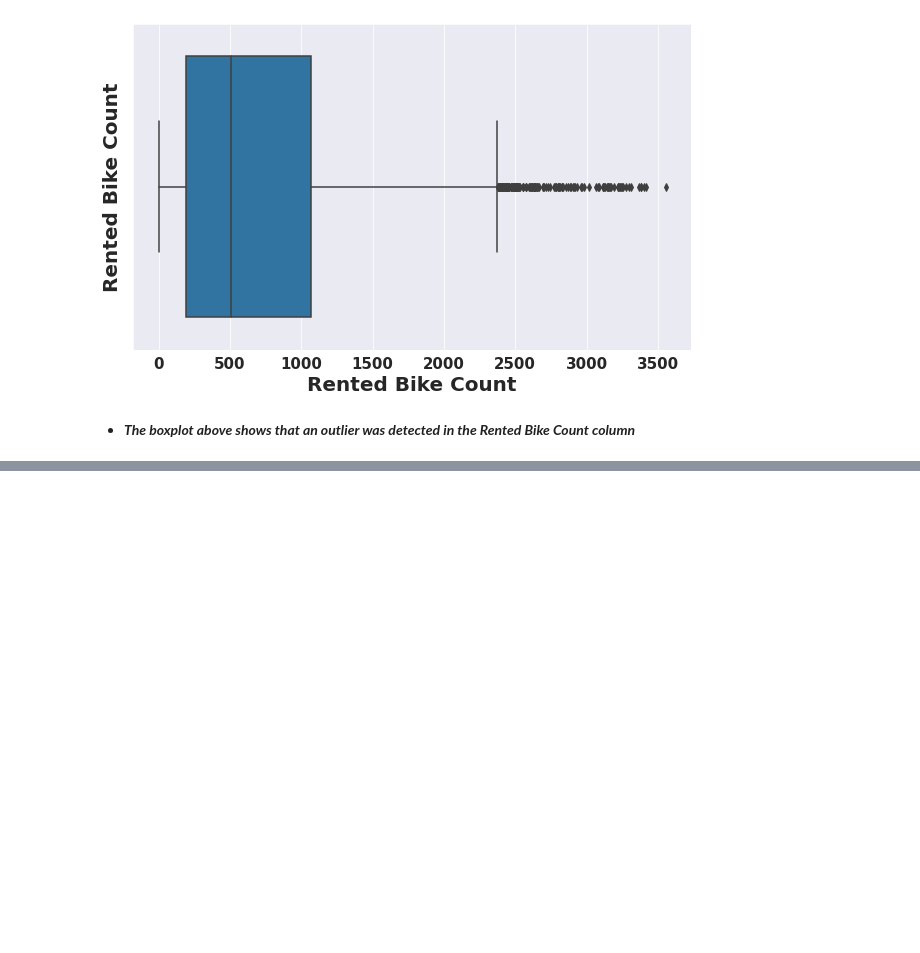
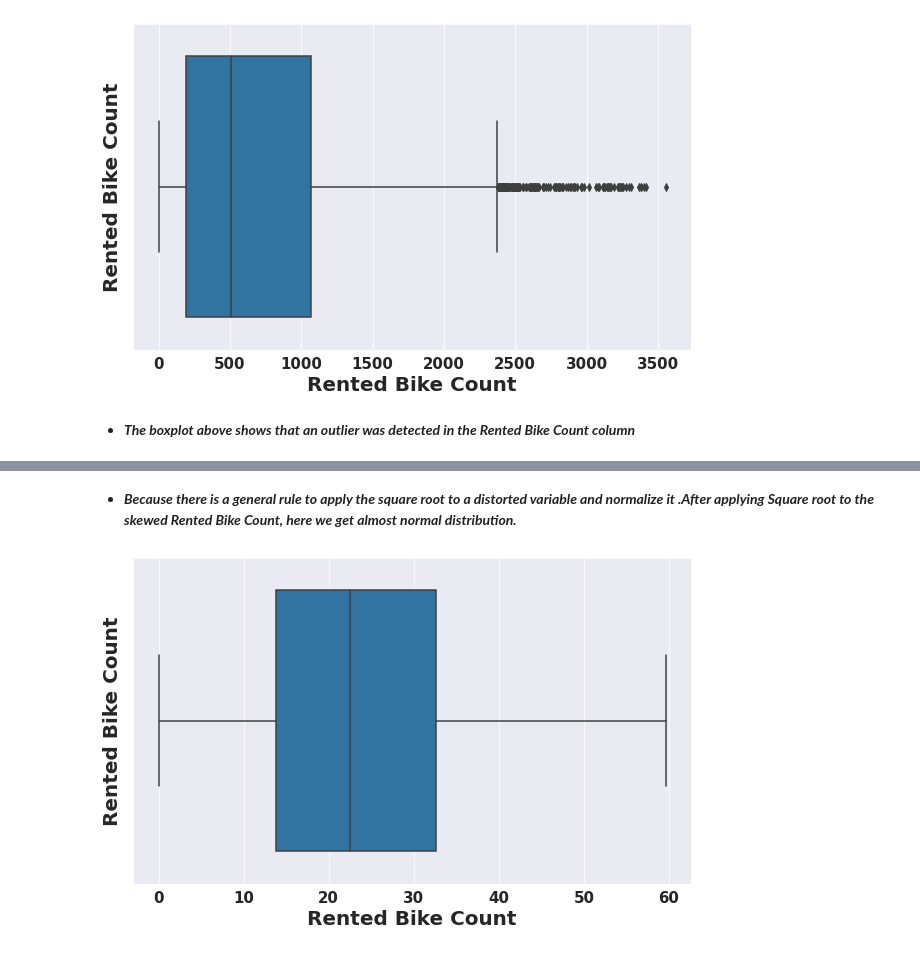
Before and after one commit to kavrit/Bike-Sharing-Demand-Prediction, a Jupyter notebook: Capstone_Project_Bike_Sharing_Demand_Prediction.ipynb, the cells around one changed output, grey strips where cells are left out. Cells and saved outputs as stored; diff of their text form; code cells hidden in the pictures; blank space fills up the shorter version.

```diff
--- a/Capstone_Project_Bike_Sharing_Demand_Prediction.ipynb
+++ b/Capstone_Project_Bike_Sharing_Demand_Prediction.ipynb
@@ -681,0 +695,11 @@ plt.show()
+# %% [markdown]
+* ***Because there is a general rule to apply the square root to a distorted variable and normalize it .After applying Square root to the skewed Rented Bike Count, here we get almost normal distribution.***
+# %%
+#After applying sqrt on Rented Bike Count check wheater we still have outliers
+plt.figure(figsize=(10,6))
+
+plt.ylabel('Rented Bike Count')
+sns.boxplot(x=np.sqrt(df['Rented Bike Count']))
+plt.show()
+# %% [output]
+[figure, added]
```
Also changed, not shown: parts of 56 cells of this notebook.
